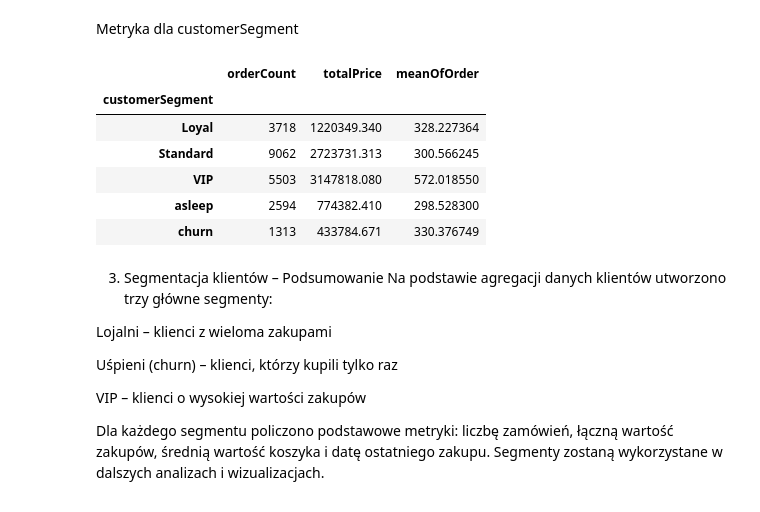
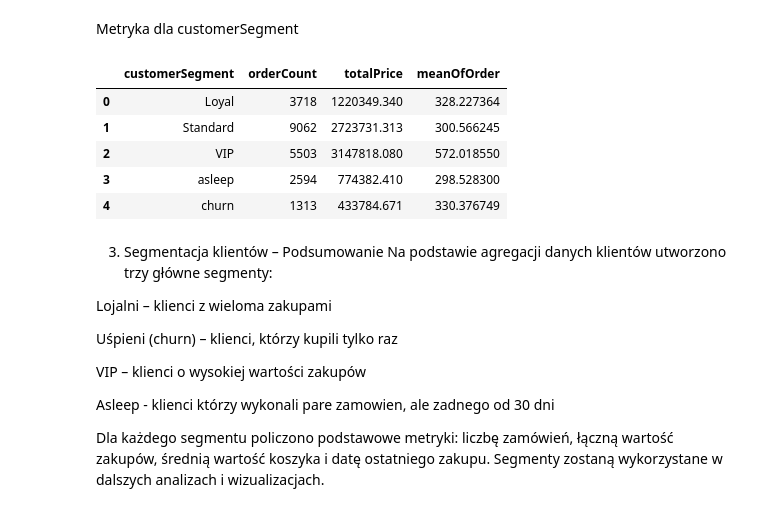
Before and after one commit to pomoreqq/eCommerceCustomerBehaviorAnalysis, a Jupyter notebook: notebook/analysis.ipynb, the cells around one changed output. Saved outputs shown, nothing was run; the diff lists cells and outputs as text; code cells hidden in the pictures.

```diff
--- a/notebook/analysis.ipynb
+++ b/notebook/analysis.ipynb
@@ -1412,18 +1446,18 @@ Metryka dla customerSegment
 # %%
 groupedByCustomerSegment = groupedByCustomer.groupby('customerSegment').agg(
     orderCount = ('orderCount','sum'),
     totalPrice = ('totalSpent','sum')
 )
 groupedByCustomerSegment['meanOfOrder'] = groupedByCustomerSegment['totalPrice'] / groupedByCustomerSegment['orderCount']
+groupedByCustomerSegment = groupedByCustomerSegment.reset_index()
 groupedByCustomerSegment
 # %% [output]
-|  | orderCount | totalPrice | meanOfOrder |
-| customerSegment |  |  |  |
-| Loyal | 3718 | 1220349.340 | 328.227364 |
-| Standard | 9062 | 2723731.313 | 300.566245 |
-| VIP | 5503 | 3147818.080 | 572.018550 |
-| asleep | 2594 | 774382.410 | 298.528300 |
-| churn | 1313 | 433784.671 | 330.376749 |
+|  | customerSegment | orderCount | totalPrice | meanOfOrder |
+| 0 | Loyal | 3718 | 1220349.340 | 328.227364 |
+| 1 | Standard | 9062 | 2723731.313 | 300.566245 |
+| 2 | VIP | 5503 | 3147818.080 | 572.018550 |
+| 3 | asleep | 2594 | 774382.410 | 298.528300 |
+| 4 | churn | 1313 | 433784.671 | 330.376749 |
 # %% [markdown]
 3. Segmentacja klientów – Podsumowanie
 Na podstawie agregacji danych klientów utworzono trzy główne segmenty:
@@ -1434,6 +1468,8 @@ Uśpieni (churn) – klienci, którzy kupili tylko raz
 
 VIP – klienci o wysokiej wartości zakupów
 
+Asleep - klienci którzy wykonali pare zamowien, ale zadnego od 30 dni
+
 Dla każdego segmentu policzono podstawowe metryki:
 liczbę zamówień, łączną wartość zakupów, średnią wartość koszyka i datę ostatniego zakupu.
 Segmenty zostaną wykorzystane w dalszych analizach i wizualizacjach.
```
Also changed, not shown: parts of 34 cells of this notebook, 15 other files.
